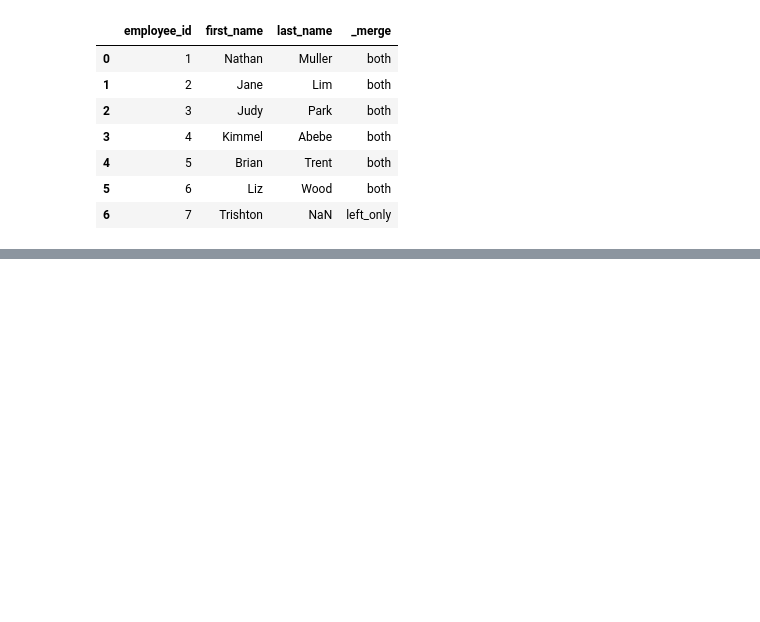
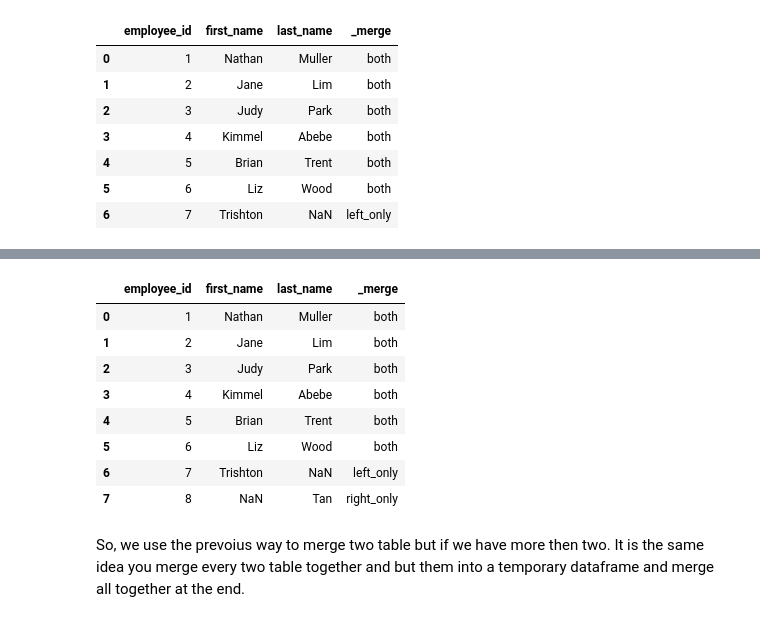
Before and after one commit to Imanhamza/Intoduction-into-pandas, a Jupyter notebook: intro_to_pandas.ipynb, the cells around one changed output, grey strips where cells are left out. Cells and saved outputs as stored; diff of their text form; code cells hidden in the pictures; blank space fills up the shorter version.

```diff
--- a/intro_to_pandas.ipynb
+++ b/intro_to_pandas.ipynb
@@ -579,0 +601,14 @@ pd.merge(left = df1, right = df3, how ='left', on= 'employee_id', indicator = Tr
+# %%
+pd.merge(left = df1, right = df3, how ='outer', on= 'employee_id', indicator = True)
+# %% [output]
+|  | employee_id | first_name | last_name | _merge |
+| 0 | 1 | Nathan | Muller | both |
+| 1 | 2 | Jane | Lim | both |
+| 2 | 3 | Judy | Park | both |
+| 3 | 4 | Kimmel | Abebe | both |
+| 4 | 5 | Brian | Trent | both |
+| 5 | 6 | Liz | Wood | both |
+| 6 | 7 | Trishton | NaN | left_only |
+| 7 | 8 | NaN | Tan | right_only |
+# %% [markdown]
+So, we use the prevoius way to merge two table but if we have more then two. It is the same idea you merge every two table together and but them into a temporary dataframe and merge all together at the end.
```
Also changed, not shown: parts of 21 cells of this notebook.
